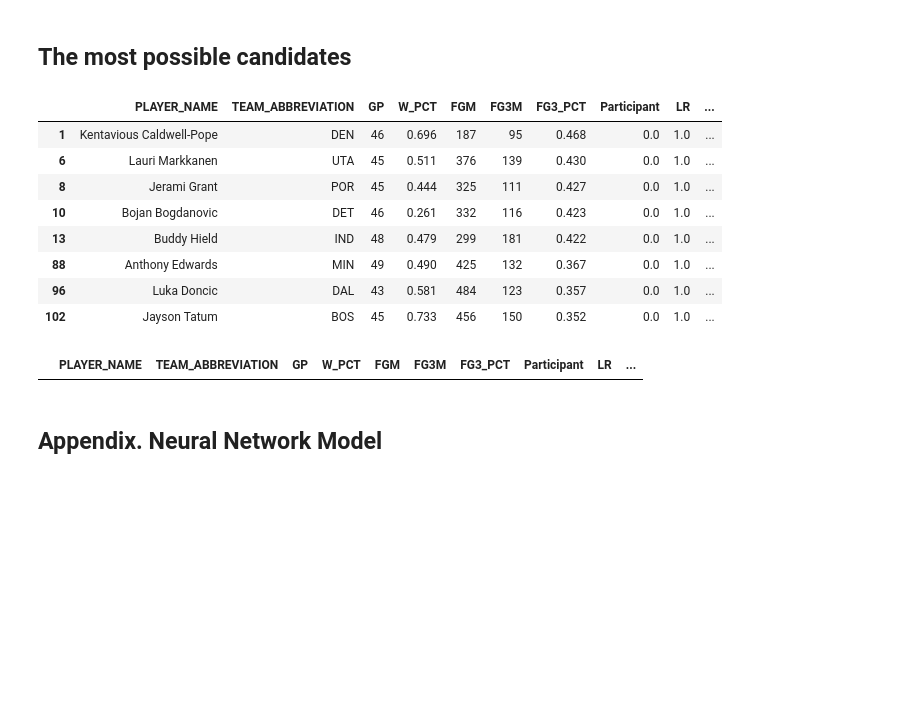
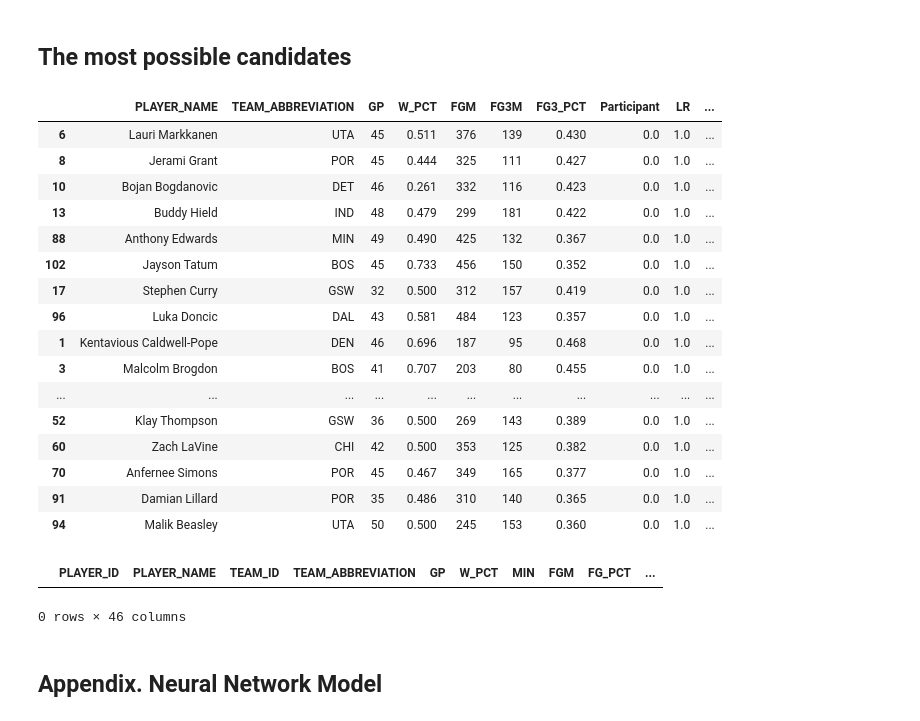
Before and after one commit to Yuta555/Predict_3ptContest_Participants, a Jupyter notebook: Prediction.ipynb, the cells around one changed output. Drawn from its saved outputs; the diff is of its cells as text; code cells hidden in the pictures; blank space fills up the shorter version.

```diff
--- a/Prediction.ipynb
+++ b/Prediction.ipynb
@@ -478,23 +482,31 @@ Predicted Participants:
 # %%
 # Regard players who are predicted as participants as more possible candidates
 
 data_2022['sum'] = data_2022['LR'] + data_2022['KNN'] + data_2022['SVC'] + data_2022['GNB'] + data_2022['Boosting'] + data_2022['Stacking']
-data_2022.iloc[:, [1,3,4,5,7,9,10,38,39,40,41,42,43,44,45]].sort_values(by=['sum', 'FG3_PCT'], ascending=False).head(8)
+data_2022.iloc[:, [1,3,4,5,7,9,10,38,39,40,41,42,43,44,45]].sort_values(by=['sum', 'FG3_PCT'], ascending=False).head(20)
 # %% [output]
 |  | PLAYER_NAME | TEAM_ABBREVIATION | GP | W_PCT | FGM | FG3M | FG3_PCT | Participant | LR | ... |
-| 1 | Kentavious Caldwell-Pope | DEN | 46 | 0.696 | 187 | 95 | 0.468 | 0.0 | 1.0 | ... |
 | 6 | Lauri Markkanen | UTA | 45 | 0.511 | 376 | 139 | 0.430 | 0.0 | 1.0 | ... |
 | 8 | Jerami Grant | POR | 45 | 0.444 | 325 | 111 | 0.427 | 0.0 | 1.0 | ... |
 | 10 | Bojan Bogdanovic | DET | 46 | 0.261 | 332 | 116 | 0.423 | 0.0 | 1.0 | ... |
 | 13 | Buddy Hield | IND | 48 | 0.479 | 299 | 181 | 0.422 | 0.0 | 1.0 | ... |
 | 88 | Anthony Edwards | MIN | 49 | 0.490 | 425 | 132 | 0.367 | 0.0 | 1.0 | ... |
+| 102 | Jayson Tatum | BOS | 45 | 0.733 | 456 | 150 | 0.352 | 0.0 | 1.0 | ... |
+| 17 | Stephen Curry | GSW | 32 | 0.500 | 312 | 157 | 0.419 | 0.0 | 1.0 | ... |
 | 96 | Luka Doncic | DAL | 43 | 0.581 | 484 | 123 | 0.357 | 0.0 | 1.0 | ... |
-| 102 | Jayson Tatum | BOS | 45 | 0.733 | 456 | 150 | 0.352 | 0.0 | 1.0 | ... |
+| 1 | Kentavious Caldwell-Pope | DEN | 46 | 0.696 | 187 | 95 | 0.468 | 0.0 | 1.0 | ... |
+| 3 | Malcolm Brogdon | BOS | 41 | 0.707 | 203 | 80 | 0.455 | 0.0 | 1.0 | ... |
+| ... | ... | ... | ... | ... | ... | ... | ... | ... | ... | ... |
+| 52 | Klay Thompson | GSW | 36 | 0.500 | 269 | 143 | 0.389 | 0.0 | 1.0 | ... |
+| 60 | Zach LaVine | CHI | 42 | 0.500 | 353 | 125 | 0.382 | 0.0 | 1.0 | ... |
+| 70 | Anfernee Simons | POR | 45 | 0.467 | 349 | 165 | 0.377 | 0.0 | 1.0 | ... |
+| 91 | Damian Lillard | POR | 35 | 0.486 | 310 | 140 | 0.365 | 0.0 | 1.0 | ... |
+| 94 | Malik Beasley | UTA | 50 | 0.500 | 245 | 153 | 0.360 | 0.0 | 1.0 | ... |
-# %%
-# The result of Yuta Watanabe
-data_2022[data_2022['PLAYER_NAME']=='Yuta Watanabe'].iloc[:, [1,3,4,5,7,9,10,38,39,40,41,42,43,44,45]]
-# %% [output]
-|  | PLAYER_NAME | TEAM_ABBREVIATION | GP | W_PCT | FGM | FG3M | FG3_PCT | Participant | LR | ... |
+# %%
+data_2022[data_2022['PLAYER_NAME']=='Yuta Watanabe']
+# %% [output]
+|  | PLAYER_ID | PLAYER_NAME | TEAM_ID | TEAM_ABBREVIATION | GP | W_PCT | MIN | FGM | FG_PCT | ... |
+0 rows × 46 columns
 # %% [markdown]
 ## Appendix. Neural Network Model
 # %%
```
Also changed, not shown: parts of 17 cells of this notebook, 1 other file.
